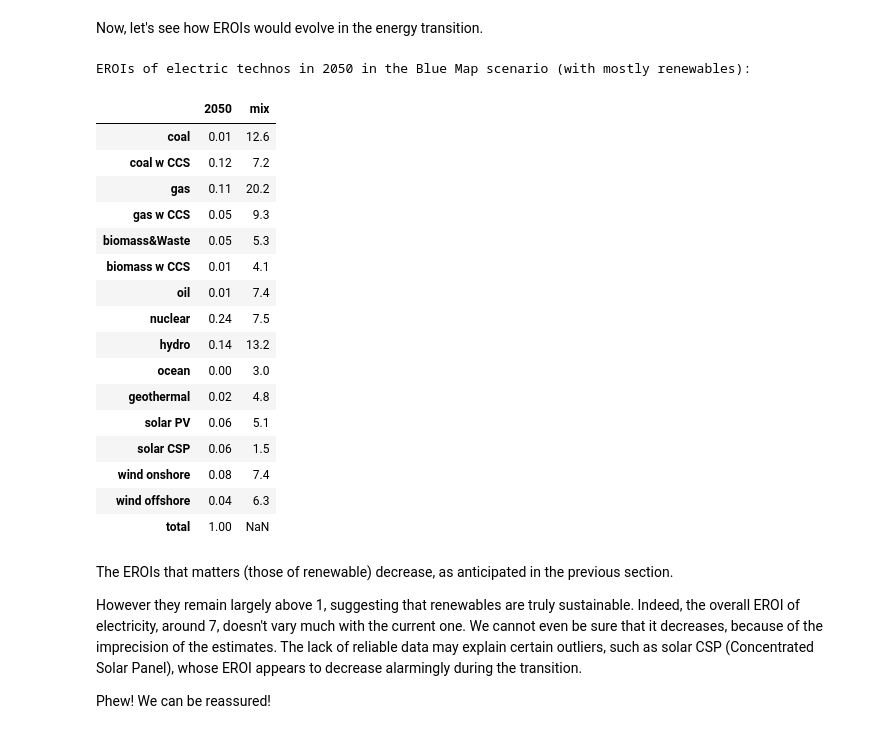
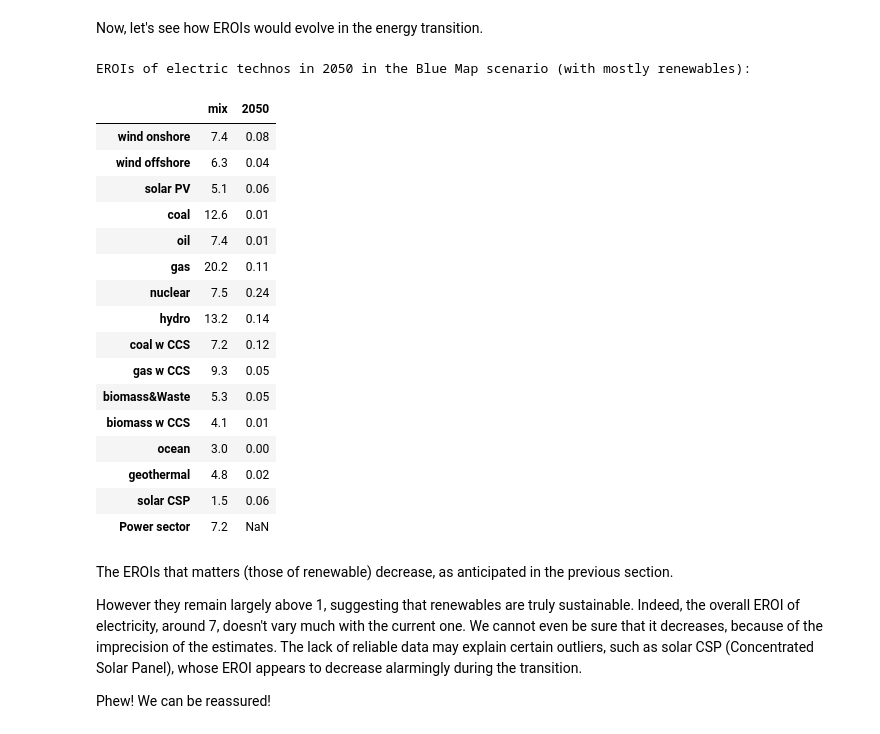
Before and after one commit to IndEcol/pymrio, a Jupyter notebook: Evolution of EROIs.ipynb, the cells around one changed output. Cells and saved outputs as stored; diff of their text form; code cells hidden in the pictures.

```diff
--- a/Evolution of EROIs.ipynb
+++ b/Evolution of EROIs.ipynb
@@ -202,26 +202,26 @@ Now, let's see how EROIs would evolve in the energy transition.
 # %%
 print('EROIs of electric technos in 2050 in the Blue Map scenario (with mostly renewables):')
 # pd.DataFrame(themis['BM'][2050].erois(), columns=['BM, 2050'])
-pd.DataFrame(themis['BM'][2010].global_mixes[2050]).rename(columns={2010: 'EROI'}).join(pd.DataFrame(themis['BM'][2050].erois(), columns=['mix']))
+pd.DataFrame(themis['BM'][2050].erois(), columns=['mix']).join(pd.DataFrame(themis['BM'][2010].global_mixes[2050]).rename(columns={2010: 'EROI'}))
 # %% [output]
 EROIs of electric technos in 2050 in the Blue Map scenario (with mostly renewables):
-|  | 2050 | mix |
-| coal | 0.01 | 12.6 |
-| coal w CCS | 0.12 | 7.2 |
-| gas | 0.11 | 20.2 |
-| gas w CCS | 0.05 | 9.3 |
-| biomass&Waste | 0.05 | 5.3 |
-| biomass w CCS | 0.01 | 4.1 |
-| oil | 0.01 | 7.4 |
-| nuclear | 0.24 | 7.5 |
-| hydro | 0.14 | 13.2 |
-| ocean | 0.00 | 3.0 |
-| geothermal | 0.02 | 4.8 |
-| solar PV | 0.06 | 5.1 |
-| solar CSP | 0.06 | 1.5 |
-| wind onshore | 0.08 | 7.4 |
-| wind offshore | 0.04 | 6.3 |
-| total | 1.00 | NaN |
+|  | mix | 2050 |
+| wind onshore | 7.4 | 0.08 |
+| wind offshore | 6.3 | 0.04 |
+| solar PV | 5.1 | 0.06 |
+| coal | 12.6 | 0.01 |
+| oil | 7.4 | 0.01 |
+| gas | 20.2 | 0.11 |
+| nuclear | 7.5 | 0.24 |
+| hydro | 13.2 | 0.14 |
+| coal w CCS | 7.2 | 0.12 |
+| gas w CCS | 9.3 | 0.05 |
+| biomass&Waste | 5.3 | 0.05 |
+| biomass w CCS | 4.1 | 0.01 |
+| ocean | 3.0 | 0.00 |
+| geothermal | 4.8 | 0.02 |
+| solar CSP | 1.5 | 0.06 |
+| Power sector | 7.2 | NaN |
 # %% [markdown]
 The EROIs that matters (those of renewable) decrease, as anticipated in the previous section.
 
```
Also changed, not shown: parts of 1 cell of this notebook.
